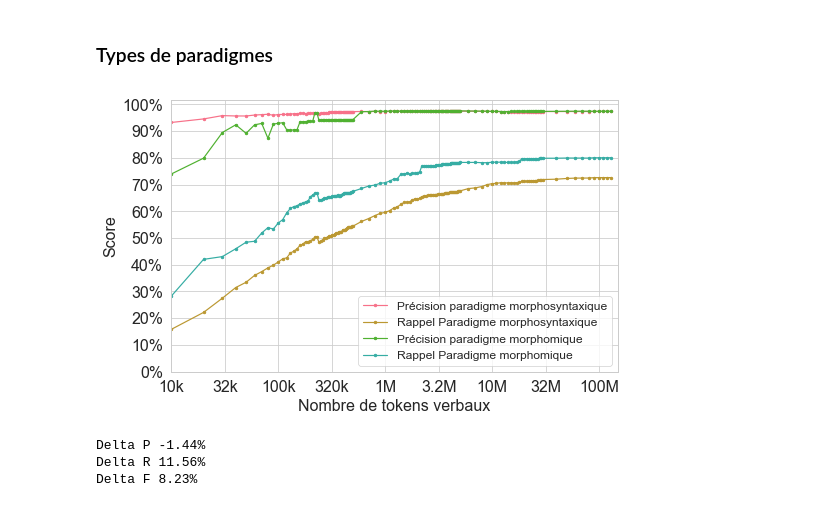
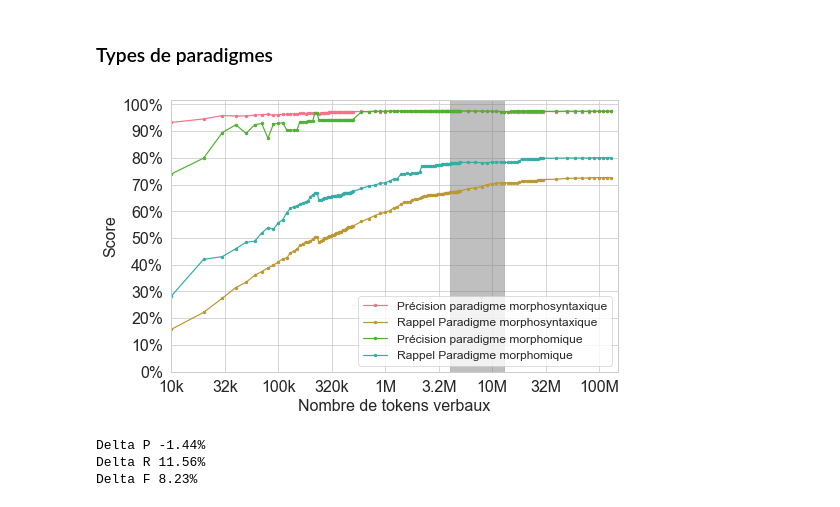
Before and after one commit to gboye/SWIM, a Jupyter notebook: ParadigmGeneration/Longitudinales/Longitudinales-Resultats-2026.ipynb, the cells around one changed output. Saved outputs shown, nothing was run; the diff lists cells and outputs as text; code cells hidden in the pictures.

```diff
--- a/ParadigmGeneration/Longitudinales/Longitudinales-Resultats-2026.ipynb
+++ b/ParadigmGeneration/Longitudinales/Longitudinales-Resultats-2026.ipynb
@@ -342,15 +343,16 @@ makeGraph("tokens",["DeltaF-S1S2"])
 # %%
 palette = sns.color_palette()
 ax=makeGraph("tokens",["Precision-S1","Recall-S1","Precision-M1","Recall-M1"])
 pSwim1 = mlines.Line2D([], [], color=palette[0], marker='.', label=u'Précision paradigme morphosyntaxique')
 rSwim1 = mlines.Line2D([], [], color=palette[1], marker='.', label='Rappel Paradigme morphosyntaxique')
 pSwim2 = mlines.Line2D([], [], color=palette[2], marker='.', label=u'Précision paradigme morphomique')
 rSwim2 = mlines.Line2D([], [], color=palette[3], marker='.', label='Rappel Paradigme morphomique')
 ax.legend(handles=[pSwim1, rSwim1, pSwim2, rSwim2],fontsize=12)
 plt.xlim(10000,150000000)
+plt.axvspan(4000000, 13000000, alpha=0.5, color='grey')
 plt.savefig(filePrefix+"Comparaison-Morphosyntaxique-Morphomique.png",dpi=300,bbox_inches="tight")
 # %% [output]
-[figure, old version]
+[figure, new version]
 # %%
 df["DeltaP-S1M1"]=df["Precision-M1"]-df["Precision-S1"]
 df["DeltaR-S1M1"]=df["Recall-M1"]-df["Recall-S1"]
```
Also changed, not shown: parts of 11 cells of this notebook, 7 other files.
